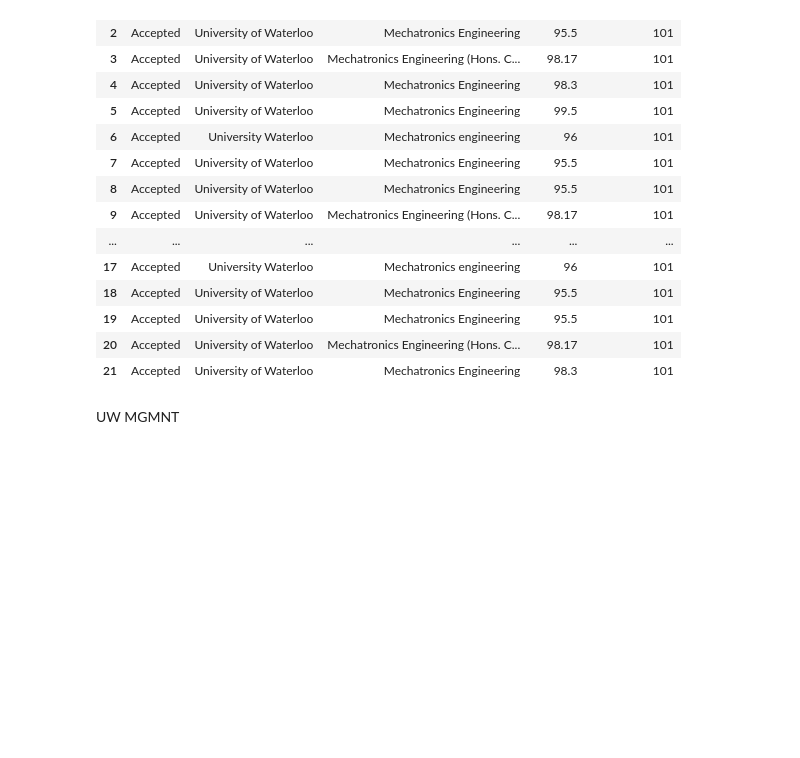
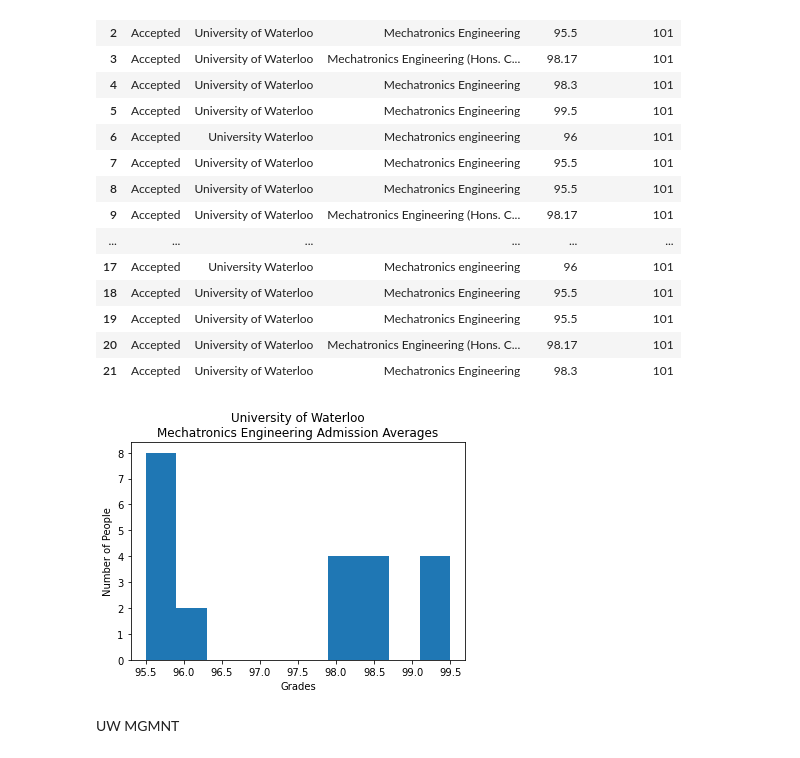
Before and after one commit to HanzPo/Data-Science, a Jupyter notebook: main.ipynb, the cells around one changed output. Cells and saved outputs as stored; diff of their text form; code cells hidden in the pictures; blank space fills up the shorter version.

```diff
--- a/main.ipynb
+++ b/main.ipynb
@@ -236,6 +260,14 @@ Admission Average 105: nan
 | 19 | Accepted | University of Waterloo | Mechatronics Engineering | 95.5 | 101 |
 | 20 | Accepted | University of Waterloo | Mechatronics Engineering (Hons. C... | 98.17 | 101 |
 | 21 | Accepted | University of Waterloo | Mechatronics Engineering | 98.3 | 101 |
+# %%
+plt.title("University of Waterloo\nMechatronics Engineering Admission Averages")
+plt.xlabel("Grades")
+plt.ylabel("Number of People")
+plt.hist(np.array(df_uw_tron_accepted["Average"].tolist(), dtype=np.float64))
+plt.show()
+# %% [output]
+[figure, added]
 # %% [markdown]
 UW MGMNT
 # %%
```
Also changed, not shown: parts of 15 cells of this notebook.
